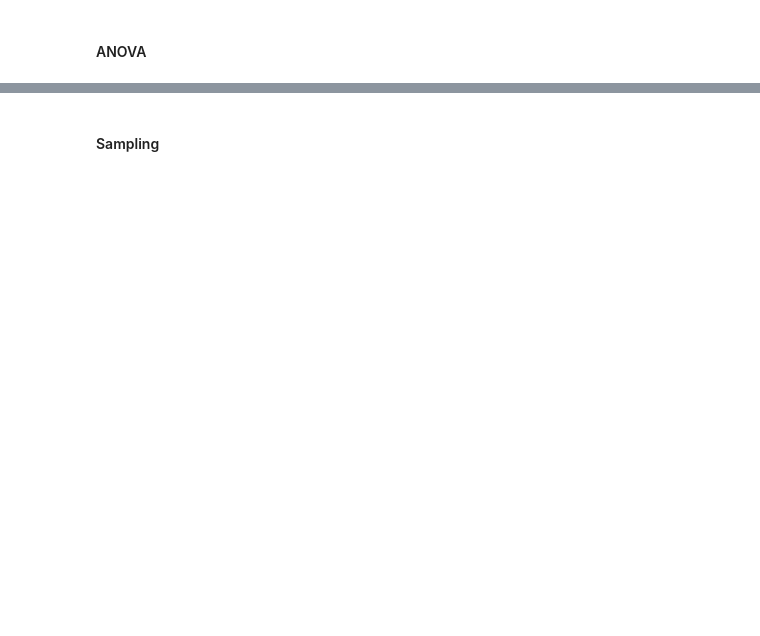
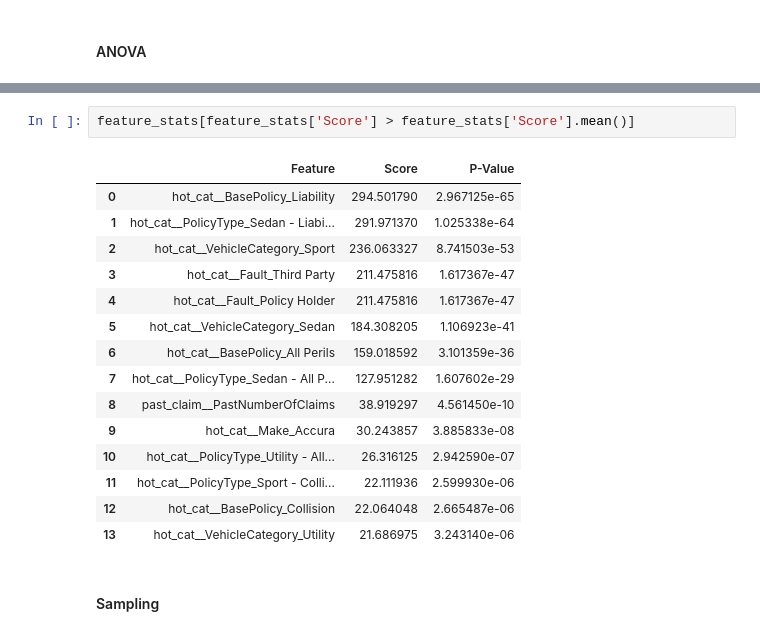
Before and after one commit to zvsuarez/insurance-fraud-pipeline, a Jupyter notebook: selection_sampling_test.ipynb, the cells around one changed output, grey strips where cells are left out. Cells and saved outputs as stored; diff of their text form; blank space fills up the shorter version.

```diff
--- a/selection_sampling_test.ipynb
+++ b/selection_sampling_test.ipynb
@@ -250,2 +413,20 @@ anova_selected
+# %%
+feature_stats[feature_stats['Score'] > feature_stats['Score'].mean()]
+# %% [output]
+|  | Feature | Score | P-Value |
+| 0 | hot_cat__BasePolicy_Liability | 294.501790 | 2.967125e-65 |
+| 1 | hot_cat__PolicyType_Sedan - Liabi... | 291.971370 | 1.025338e-64 |
+| 2 | hot_cat__VehicleCategory_Sport | 236.063327 | 8.741503e-53 |
+| 3 | hot_cat__Fault_Third Party | 211.475816 | 1.617367e-47 |
+| 4 | hot_cat__Fault_Policy Holder | 211.475816 | 1.617367e-47 |
+| 5 | hot_cat__VehicleCategory_Sedan | 184.308205 | 1.106923e-41 |
+| 6 | hot_cat__BasePolicy_All Perils | 159.018592 | 3.101359e-36 |
+| 7 | hot_cat__PolicyType_Sedan - All P... | 127.951282 | 1.607602e-29 |
+| 8 | past_claim__PastNumberOfClaims | 38.919297 | 4.561450e-10 |
+| 9 | hot_cat__Make_Accura | 30.243857 | 3.885833e-08 |
+| 10 | hot_cat__PolicyType_Utility - All... | 26.316125 | 2.942590e-07 |
+| 11 | hot_cat__PolicyType_Sport - Colli... | 22.111936 | 2.599930e-06 |
+| 12 | hot_cat__BasePolicy_Collision | 22.064048 | 2.665487e-06 |
+| 13 | hot_cat__VehicleCategory_Utility | 21.686975 | 3.243140e-06 |
 # %% [markdown]
 #### Sampling
```
Also changed, not shown: parts of 45 cells of this notebook.
